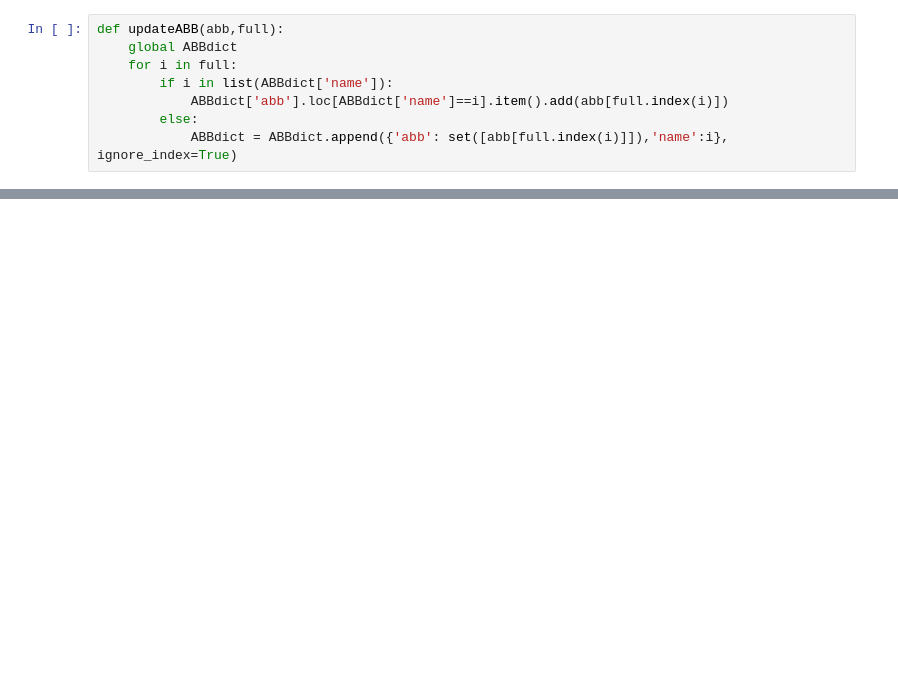
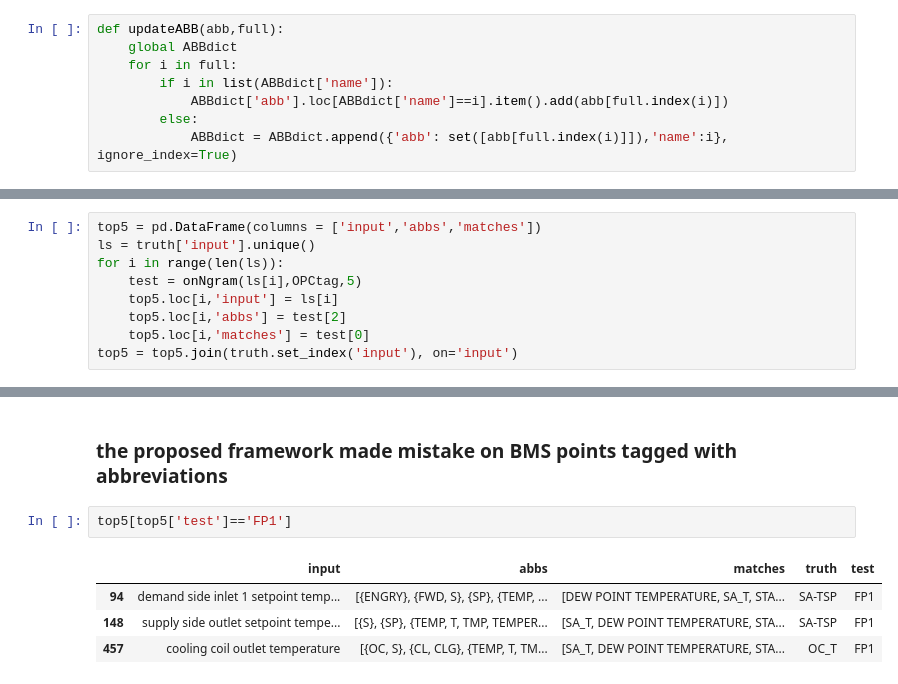
Before and after one commit to ideas-lab-nus/BEM_BMS_mapping, a Jupyter notebook: Building_B.ipynb, the cells around one changed output, grey strips where cells are left out. Saved outputs shown, nothing was run; the diff lists cells and outputs as text; blank space fills up the shorter version.

```diff
--- a/Building_B.ipynb
+++ b/Building_B.ipynb
@@ -448,0 +334,9 @@ onNgram('zone mean air temperature',OPCtag,5)
+# %%
+top5 = pd.DataFrame(columns = ['input','abbs','matches'])
+ls = truth['input'].unique()
+for i in range(len(ls)):
+    test = onNgram(ls[i],OPCtag,5)
+    top5.loc[i,'input'] = ls[i]
+    top5.loc[i,'abbs'] = test[2]
+    top5.loc[i,'matches'] = test[0]
+top5 = top5.join(truth.set_index('input'), on='input')
@@ -448,0 +352,9 @@ onNgram('zone mean air temperature',OPCtag,5)
+# %% [markdown]
+### the proposed framework made mistake on BMS points tagged with abbreviations
+# %%
+top5[top5['test']=='FP1']
+# %% [output]
+|  | input | abbs | matches | truth | test |
+| 94 | demand side inlet 1 setpoint temp... | [{ENGRY}, {FWD, S}, {SP}, {TEMP, ... | [DEW POINT TEMPERATURE, SA_T, STA... | SA-TSP | FP1 |
+| 148 | supply side outlet setpoint tempe... | [{S}, {SP}, {TEMP, T, TMP, TEMPER... | [SA_T, DEW POINT TEMPERATURE, STA... | SA-TSP | FP1 |
+| 457 | cooling coil outlet temperature | [{OC, S}, {CL, CLG}, {TEMP, T, TM... | [SA_T, DEW POINT TEMPERATURE, STA... | OC_T | FP1 |
```
Also changed, not shown: parts of 49 cells of this notebook, 2 other files.
